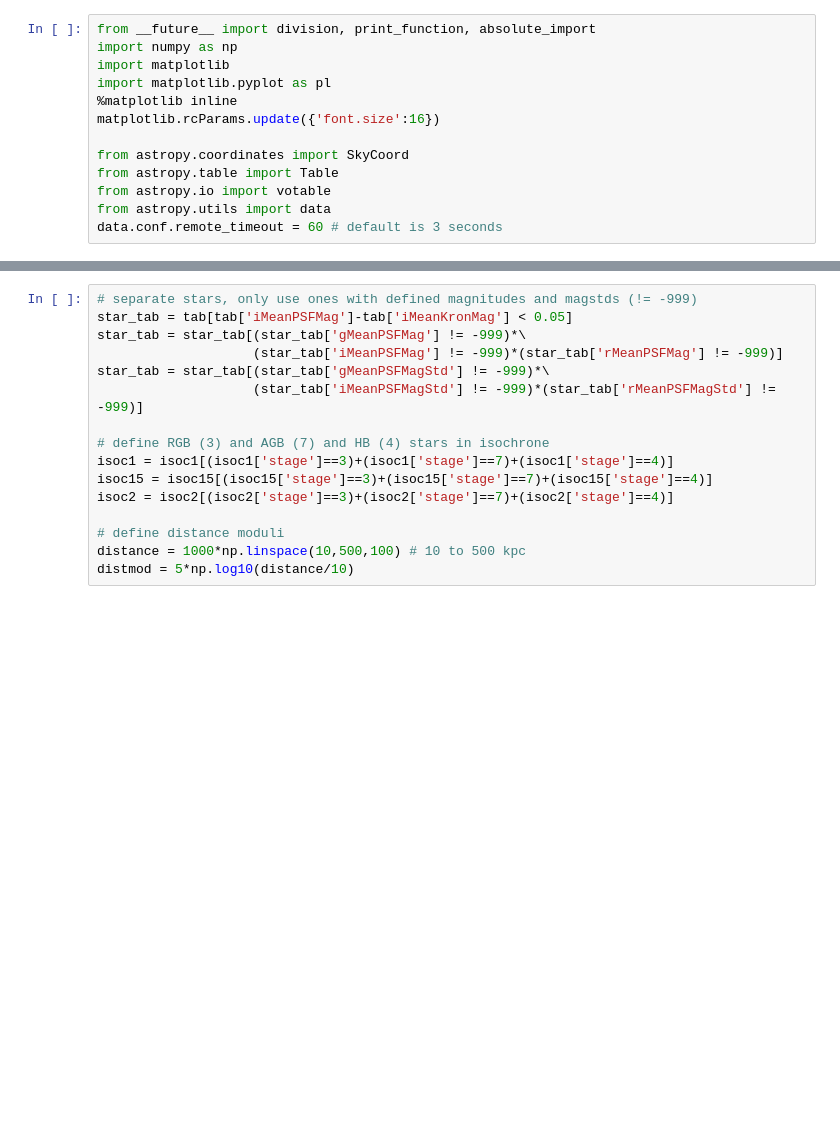
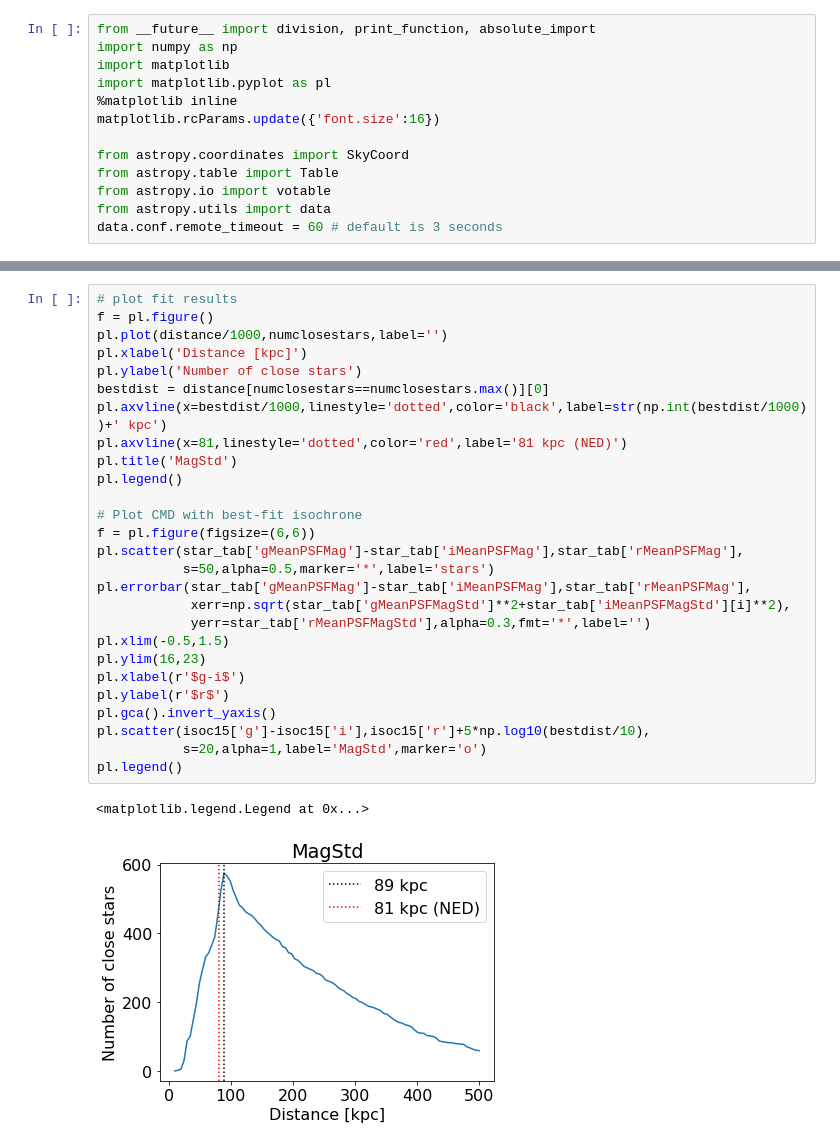
Before and after one commit to ddefelip/galfahi, a Jupyter notebook: Isochrone Fitting.ipynb, the cells around one changed output, grey strips where cells are left out. Drawn from its saved outputs; the diff is of its cells as text; blank space fills up the shorter version.

```diff
--- a/Isochrone Fitting.ipynb
+++ b/Isochrone Fitting.ipynb
@@ -53,16 +88,30 @@ Downloading http://gsss.stsci.edu/webservices/vo/CatalogSearch.aspx?CAT=PS1V3OBJ
-# %%
-# separate stars, only use ones with defined magnitudes and magstds (!= -999)
-star_tab = tab[tab['iMeanPSFMag']-tab['iMeanKronMag'] < 0.05]
-star_tab = star_tab[(star_tab['gMeanPSFMag'] != -999)*\
-                    (star_tab['iMeanPSFMag'] != -999)*(star_tab['rMeanPSFMag'] != -999)]
-star_tab = star_tab[(star_tab['gMeanPSFMagStd'] != -999)*\
-                    (star_tab['iMeanPSFMagStd'] != -999)*(star_tab['rMeanPSFMagStd'] != -999)]
-
-# define RGB (3) and AGB (7) and HB (4) stars in isochrone
-isoc1 = isoc1[(isoc1['stage']==3)+(isoc1['stage']==7)+(isoc1['stage']==4)]
-isoc15 = isoc15[(isoc15['stage']==3)+(isoc15['stage']==7)+(isoc15['stage']==4)]
-isoc2 = isoc2[(isoc2['stage']==3)+(isoc2['stage']==7)+(isoc2['stage']==4)]
-
-# define distance moduli
-distance = 1000*np.linspace(10,500,100) # 10 to 500 kpc
-distmod = 5*np.log10(distance/10)
+# %%
+# plot fit results
+f = pl.figure()
+pl.plot(distance/1000,numclosestars,label='')
+pl.xlabel('Distance [kpc]')
+pl.ylabel('Number of close stars')
+bestdist = distance[numclosestars==numclosestars.max()][0]
+pl.axvline(x=bestdist/1000,linestyle='dotted',color='black',label=str(np.int(bestdist/1000))+' kpc')
+pl.axvline(x=81,linestyle='dotted',color='red',label='81 kpc (NED)')
+pl.title('MagStd')
+pl.legend()
+
+# Plot CMD with best-fit isochrone
+f = pl.figure(figsize=(6,6))
+pl.scatter(star_tab['gMeanPSFMag']-star_tab['iMeanPSFMag'],star_tab['rMeanPSFMag'],
+           s=50,alpha=0.5,marker='*',label='stars')
+pl.errorbar(star_tab['gMeanPSFMag']-star_tab['iMeanPSFMag'],star_tab['rMeanPSFMag'],
+            xerr=np.sqrt(star_tab['gMeanPSFMagStd']**2+star_tab['iMeanPSFMagStd'][i]**2),
+            yerr=star_tab['rMeanPSFMagStd'],alpha=0.3,fmt='*',label='')
+pl.xlim(-0.5,1.5)
+pl.ylim(16,23)
+pl.xlabel(r'$g-i$')
+pl.ylabel(r'$r$')
+pl.gca().invert_yaxis()
+pl.scatter(isoc15['g']-isoc15['i'],isoc15['r']+5*np.log10(bestdist/10),
+           s=20,alpha=1,label='MagStd',marker='o')
+pl.legend()
+# %% [output]
+<matplotlib.legend.Legend at 0x...>
+[figure, added]
```
Also changed, not shown: parts of 7 cells of this notebook.
